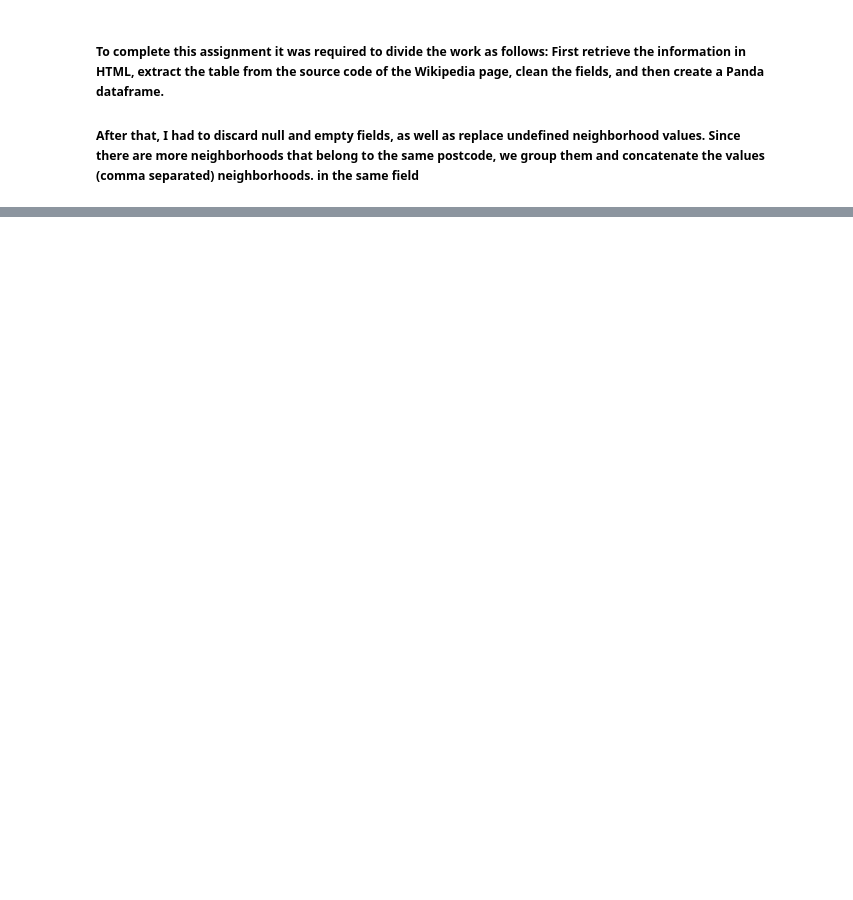
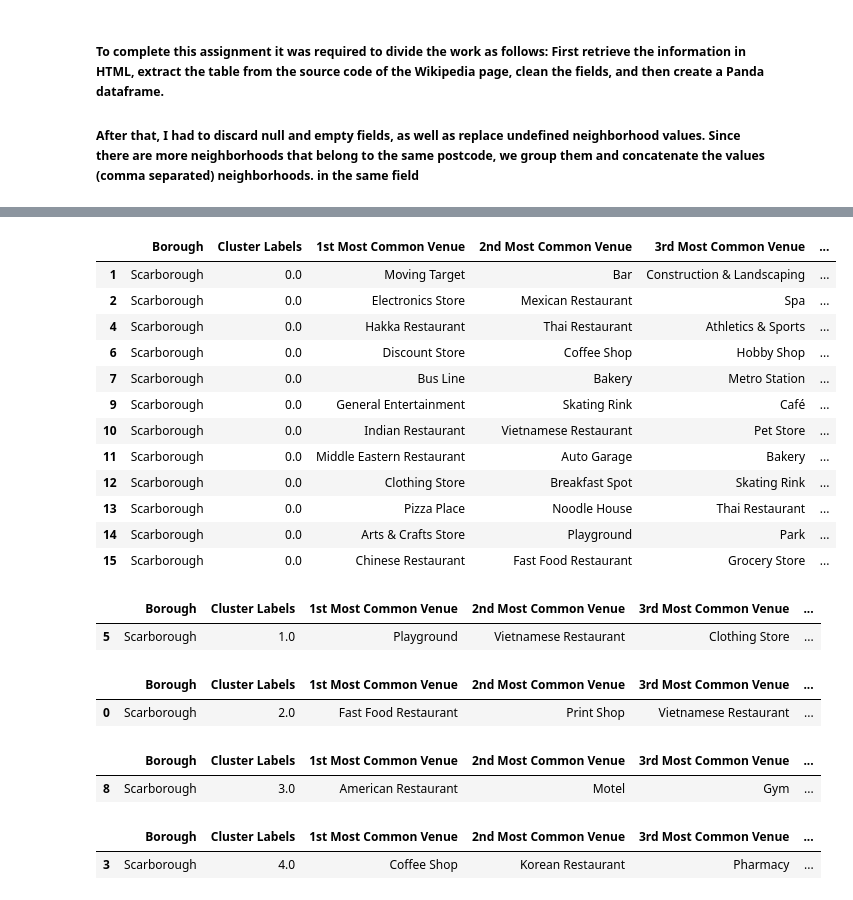
Before and after one commit to Mato-G/Coursera_Capstone, a Jupyter notebook: Course 9 - Week 3 copy 2.ipynb, the cells around one changed output, grey strips where cells are left out. Cells and saved outputs as stored; diff of their text form; code cells hidden in the pictures; blank space fills up the shorter version.

```diff
--- a/Course 9 - Week 3 copy 2.ipynb
+++ b/Course 9 - Week 3 copy 2.ipynb
@@ -169,0 +643,6 @@ venues_map
+# %%
+def return_most_common_venues(row, num_top_venues):
+    row_categories = row.iloc[1:]
+    row_categories_sorted = row_categories.sort_values(ascending=False)
+
+    return row_categories_sorted.index.values[0:num_top_venues]
@@ -169,0 +690,10 @@ venues_map
+# %%
+# add clustering labels
+neighborhoods_venues_sorted.insert(0, 'Cluster Labels', kmeans.labels_)
+
+scar_merged = scar_data
+
+# merge toronto_grouped with toronto_data to add latitude/longitude for each neighborhood
+scar_merged = scar_merged.join(neighborhoods_venues_sorted.set_index('Neighborhood'), on='Neighborhood')
+
+scar_merged.head() # check the last columns!
@@ -169,0 +707,26 @@ venues_map
+# %%
+# create map
+map_clusters = folium.Map(location=[latitude, longitude], zoom_start=11)
+scar_merged.dropna(inplace=True)
+
+# set color scheme for the clusters
+x = np.arange(kclusters)
+ys = [i + x + (i*x)**2 for i in range(kclusters)]
+colors_array = cm.rainbow(np.linspace(0, 1, len(ys)))
+rainbow = [colors.rgb2hex(i) for i in colors_array]
+
+# add markers to the map
+markers_colors = []
+for lat, lon, poi, cluster in zip(scar_merged['Latitude'], scar_merged['Longitude'], scar_merged['Neighborhood'], scar_merged['Cluster Labels']):
+    label = folium.Popup(str(poi) + ' Cluster ' + str(cluster), parse_html=True)
+    #print(int(cluster))
+    folium.CircleMarker(
+        [lat, lon],
+        radius=5,
+        popup=label,
+        color=rainbow[int(cluster)-1],
+        fill=True,
+        fill_color=rainbow[int(cluster)-1],
+        fill_opacity=0.7).add_to(map_clusters)
+
+map_clusters
@@ -169,0 +735,36 @@ venues_map
+# %%
+scar_merged.loc[scar_merged['Cluster Labels'] == 0, scar_merged.columns[[1] + list(range(5, scar_merged.shape[1]))]]
+# %% [output]
+|  | Borough | Cluster Labels | 1st Most Common Venue | 2nd Most Common Venue | 3rd Most Common Venue | ... |
+| 1 | Scarborough | 0.0 | Moving Target | Bar | Construction & Landscaping | ... |
+| 2 | Scarborough | 0.0 | Electronics Store | Mexican Restaurant | Spa | ... |
+| 4 | Scarborough | 0.0 | Hakka Restaurant | Thai Restaurant | Athletics & Sports | ... |
+| 6 | Scarborough | 0.0 | Discount Store | Coffee Shop | Hobby Shop | ... |
+| 7 | Scarborough | 0.0 | Bus Line | Bakery | Metro Station | ... |
+| 9 | Scarborough | 0.0 | General Entertainment | Skating Rink | Café | ... |
+| 10 | Scarborough | 0.0 | Indian Restaurant | Vietnamese Restaurant | Pet Store | ... |
+| 11 | Scarborough | 0.0 | Middle Eastern Restaurant | Auto Garage | Bakery | ... |
+| 12 | Scarborough | 0.0 | Clothing Store | Breakfast Spot | Skating Rink | ... |
+| 13 | Scarborough | 0.0 | Pizza Place | Noodle House | Thai Restaurant | ... |
+| 14 | Scarborough | 0.0 | Arts & Crafts Store | Playground | Park | ... |
+| 15 | Scarborough | 0.0 | Chinese Restaurant | Fast Food Restaurant | Grocery Store | ... |
+# %%
+scar_merged.loc[scar_merged['Cluster Labels'] == 1, scar_merged.columns[[1] + list(range(5, scar_merged.shape[1]))]]
+# %% [output]
+|  | Borough | Cluster Labels | 1st Most Common Venue | 2nd Most Common Venue | 3rd Most Common Venue | ... |
+| 5 | Scarborough | 1.0 | Playground | Vietnamese Restaurant | Clothing Store | ... |
+# %%
+scar_merged.loc[scar_merged['Cluster Labels'] == 2, scar_merged.columns[[1] + list(range(5, scar_merged.shape[1]))]]
+# %% [output]
+|  | Borough | Cluster Labels | 1st Most Common Venue | 2nd Most Common Venue | 3rd Most Common Venue | ... |
+| 0 | Scarborough | 2.0 | Fast Food Restaurant | Print Shop | Vietnamese Restaurant | ... |
+# %%
+scar_merged.loc[scar_merged['Cluster Labels'] == 3, scar_merged.columns[[1] + list(range(5, scar_merged.shape[1]))]]
+# %% [output]
+|  | Borough | Cluster Labels | 1st Most Common Venue | 2nd Most Common Venue | 3rd Most Common Venue | ... |
+| 8 | Scarborough | 3.0 | American Restaurant | Motel | Gym | ... |
+# %%
+scar_merged.loc[scar_merged['Cluster Labels'] == 4, scar_merged.columns[[1] + list(range(5, scar_merged.shape[1]))]]
+# %% [output]
+|  | Borough | Cluster Labels | 1st Most Common Venue | 2nd Most Common Venue | 3rd Most Common Venue | ... |
+| 3 | Scarborough | 4.0 | Coffee Shop | Korean Restaurant | Pharmacy | ... |
```
Also changed, not shown: parts of 48 cells of this notebook.
